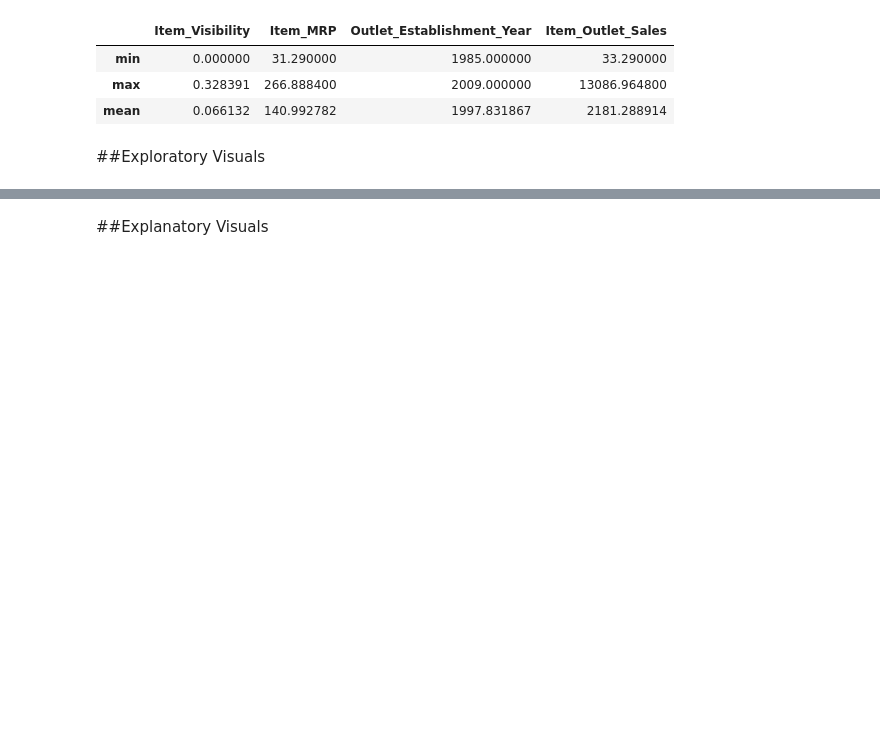
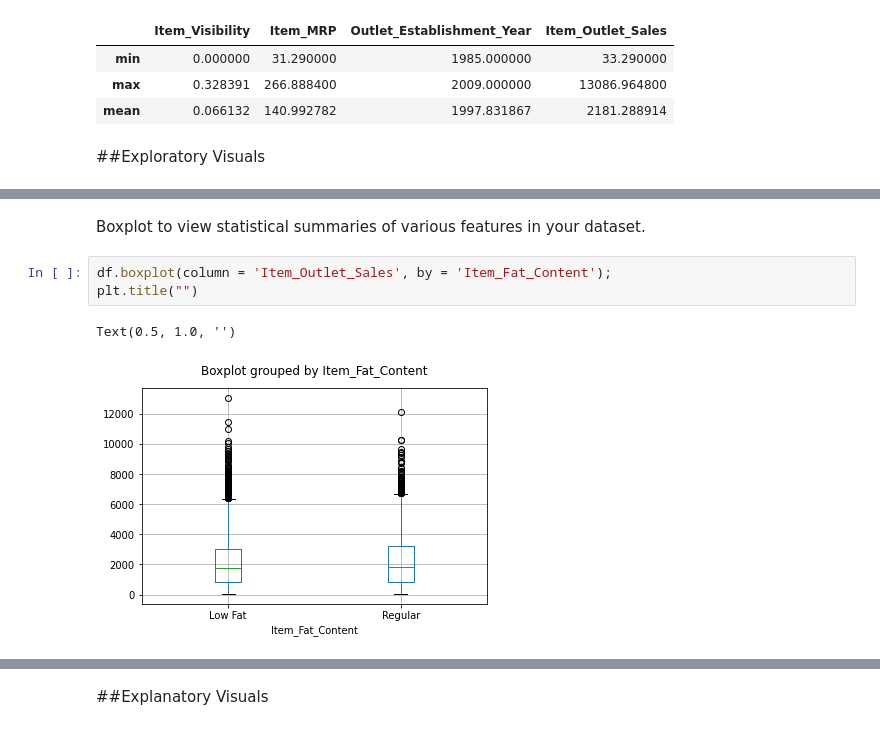
Before and after one commit to JosephPLim/food_sales_predictions, a Jupyter notebook: Food_Sales_Analysis.ipynb, the cells around one changed output, grey strips where cells are left out. Drawn from its saved outputs; the diff is of its cells as text; blank space fills up the shorter version.

```diff
--- a/Food_Sales_Analysis.ipynb
+++ b/Food_Sales_Analysis.ipynb
@@ -276,0 +295,8 @@ df.describe().loc[["min", "max", "mean"]]
+# %% [markdown]
+Boxplot to view statistical summaries of various features in your dataset.
+# %%
+df.boxplot(column = 'Item_Outlet_Sales', by = 'Item_Fat_Content');
+plt.title("")
+# %% [output]
+Text(0.5, 1.0, '')
+[figure, added]
```
Also changed, not shown: parts of 19 cells of this notebook.
